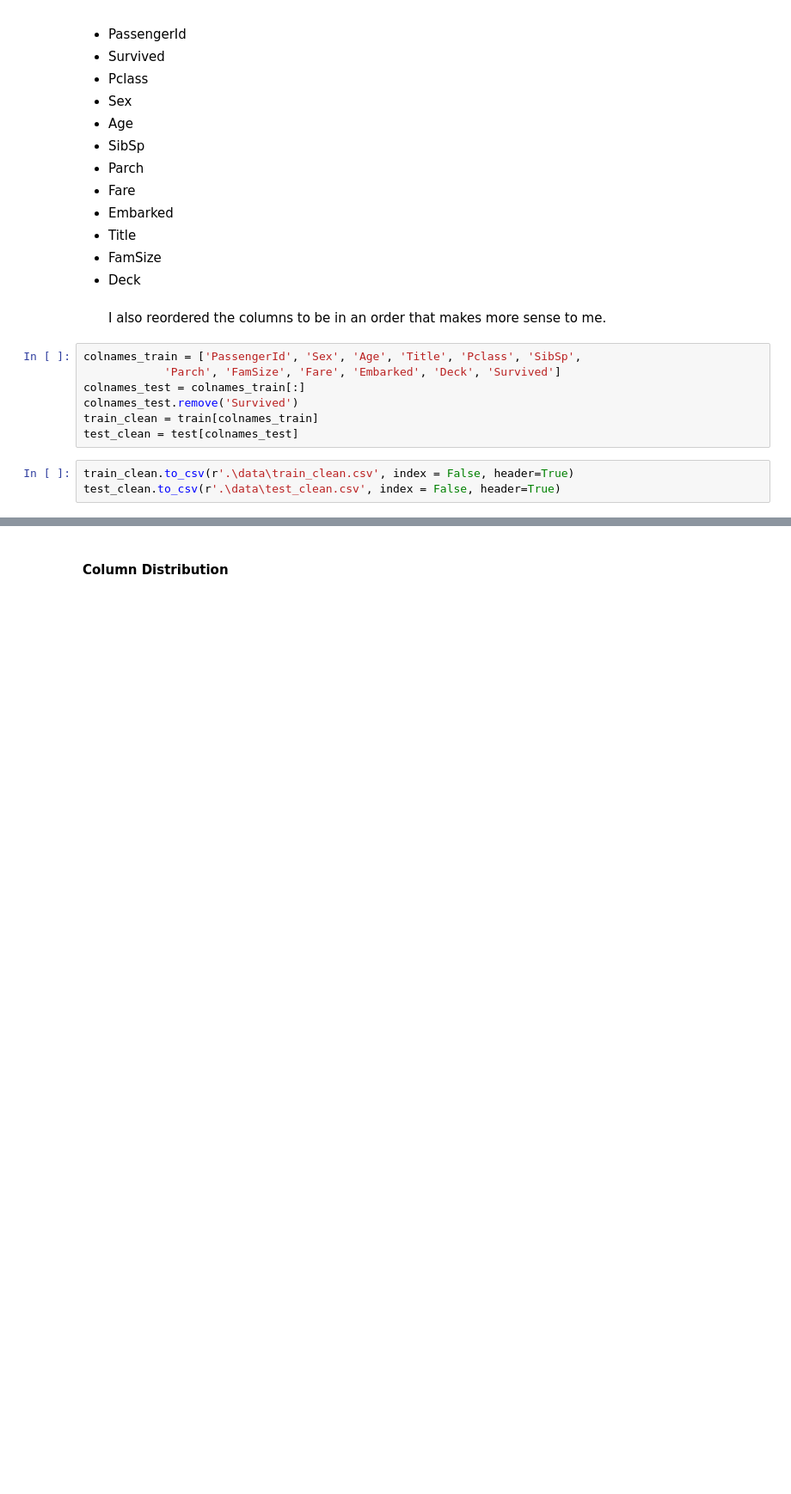
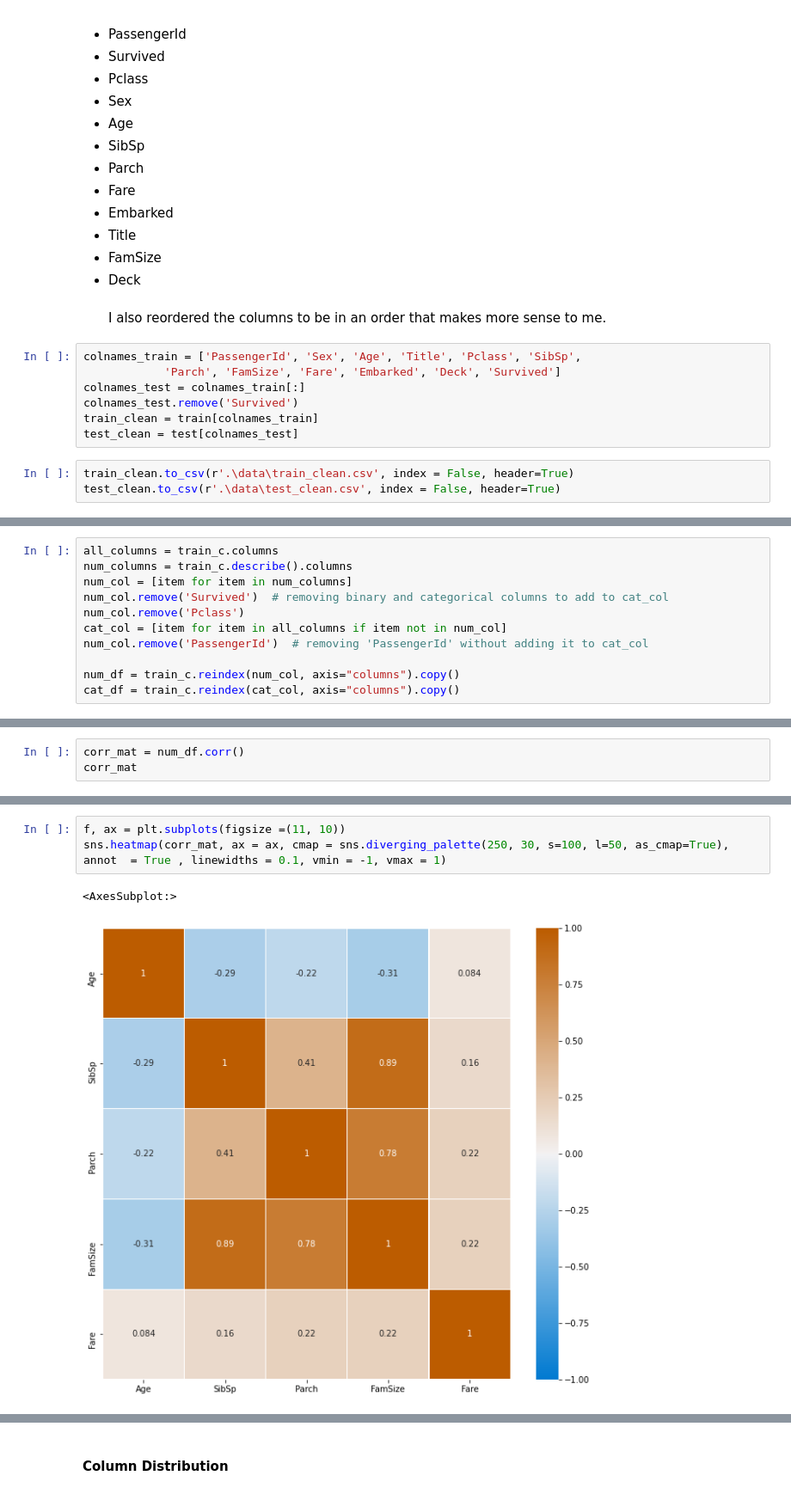
Before and after one commit to ryanlonergan/titanic, a Jupyter notebook: EDA_Cleaning_FeatureEngineering.ipynb, the cells around one changed output, grey strips where cells are left out. Shown at 86% size. Cells and saved outputs as stored; diff of their text form; blank space fills up the shorter version.

```diff
--- a/EDA_Cleaning_FeatureEngineering.ipynb
+++ b/EDA_Cleaning_FeatureEngineering.ipynb
@@ -980,0 +991,11 @@ Before moving on to model creation, I want to spend some time working on EDA and
+# %%
+all_columns = train_c.columns
+num_columns = train_c.describe().columns
+num_col = [item for item in num_columns]
+num_col.remove('Survived')  # removing binary and categorical columns to add to cat_col
+num_col.remove('Pclass')
+cat_col = [item for item in all_columns if item not in num_col]
+num_col.remove('PassengerId')  # removing 'PassengerId' without adding it to cat_col
+
+num_df = train_c.reindex(num_col, axis="columns").copy()
+cat_df = train_c.reindex(cat_col, axis="columns").copy()
@@ -980,0 +1021,3 @@ Before moving on to model creation, I want to spend some time working on EDA and
+# %%
+corr_mat = num_df.corr()
+corr_mat
@@ -980,0 +1035,6 @@ Before moving on to model creation, I want to spend some time working on EDA and
+# %%
+f, ax = plt.subplots(figsize =(11, 10))
+sns.heatmap(corr_mat, ax = ax, cmap = sns.diverging_palette(250, 30, s=100, l=50, as_cmap=True), annot  = True , linewidths = 0.1, vmin = -1, vmax = 1)
+# %% [output]
+<AxesSubplot:>
+[figure, added]
```
Also changed, not shown: parts of 20 cells of this notebook, 1 other file.
